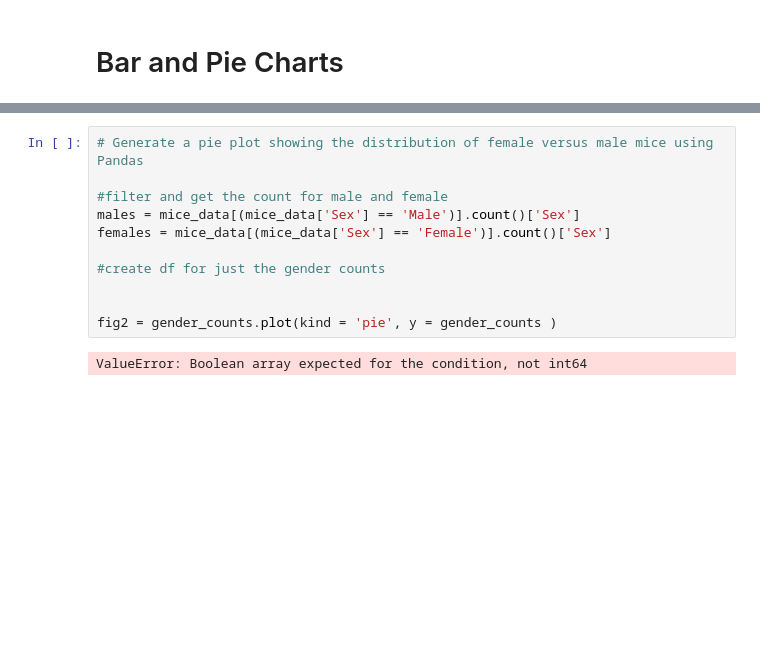
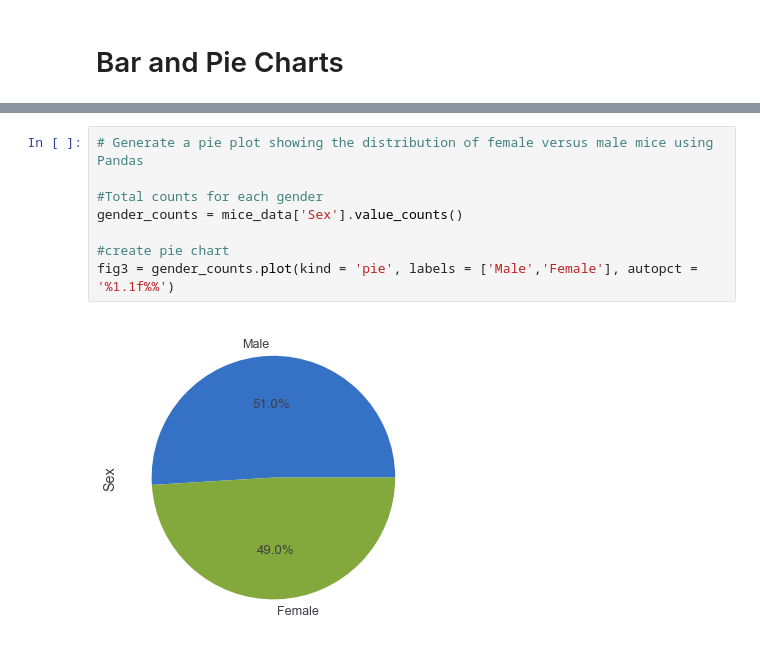
Before and after one commit to itsy24/Pymaceuticals, a Jupyter notebook: Pymaceuticals Inc..ipynb, the cells around one changed output, grey strips where cells are left out. Cells and saved outputs as stored; diff of their text form; blank space fills up the shorter version.

```diff
--- a/Pymaceuticals Inc..ipynb
+++ b/Pymaceuticals Inc..ipynb
@@ -190,15 +184,12 @@ plt.grid()
 # %%
 # Generate a pie plot showing the distribution of female versus male mice using Pandas
 
-#filter and get the count for male and female
-males = mice_data[(mice_data['Sex'] == 'Male')].count()['Sex']
-females = mice_data[(mice_data['Sex'] == 'Female')].count()['Sex']
+#Total counts for each gender
+gender_counts = mice_data['Sex'].value_counts()
 
-#create df for just the gender counts
-
-
-fig2 = gender_counts.plot(kind = 'pie', y = gender_counts )
+#create pie chart
+fig3 = gender_counts.plot(kind = 'pie', labels = ['Male','Female'], autopct = '%1.1f%%')
 # %% [output]
-ValueError: Boolean array expected for the condition, not int64
+[figure, added]
 # %%
 # Generate a pie plot showing the distribution of female versus male mice using pyplot
```
Also changed, not shown: parts of 4 cells of this notebook.
